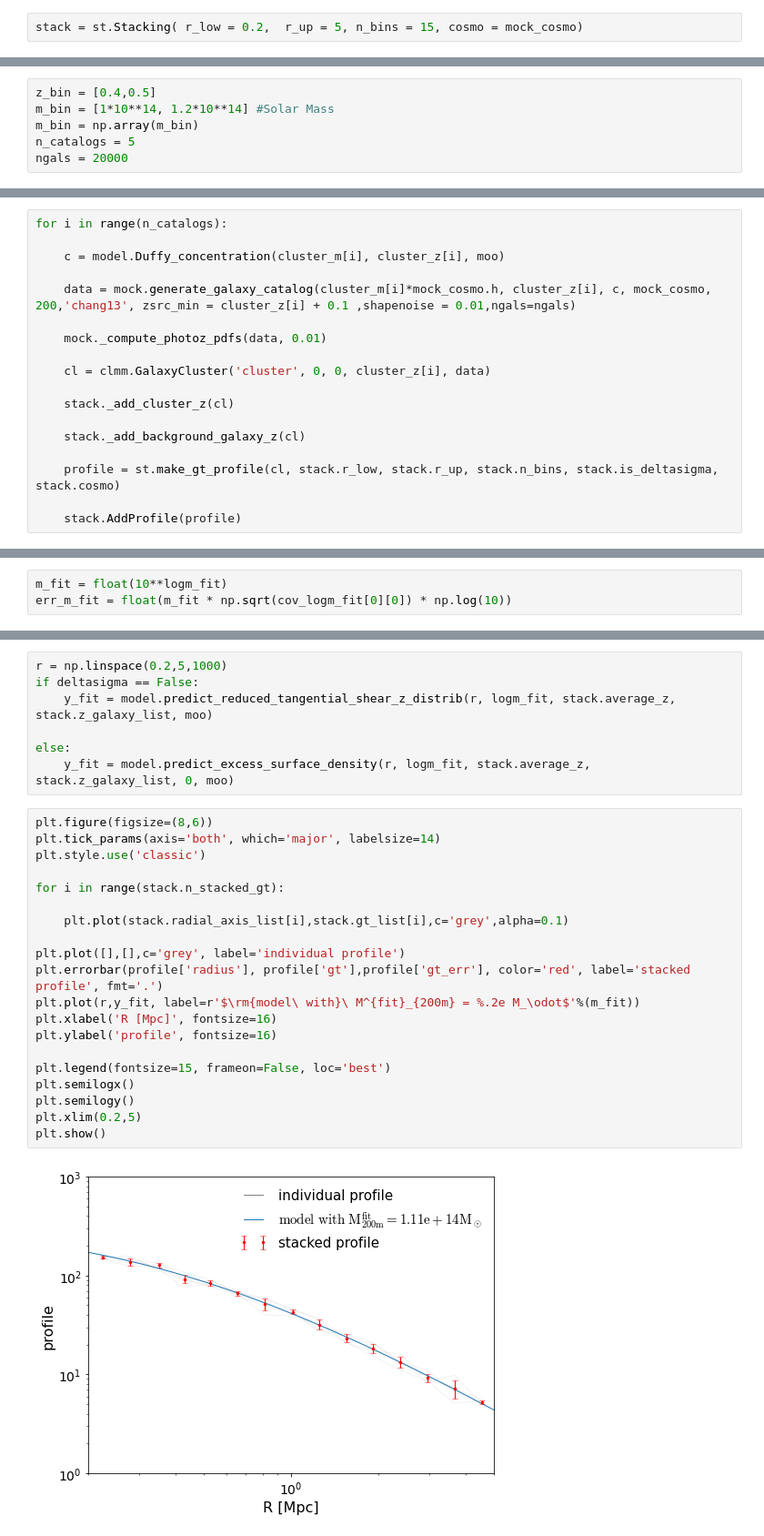
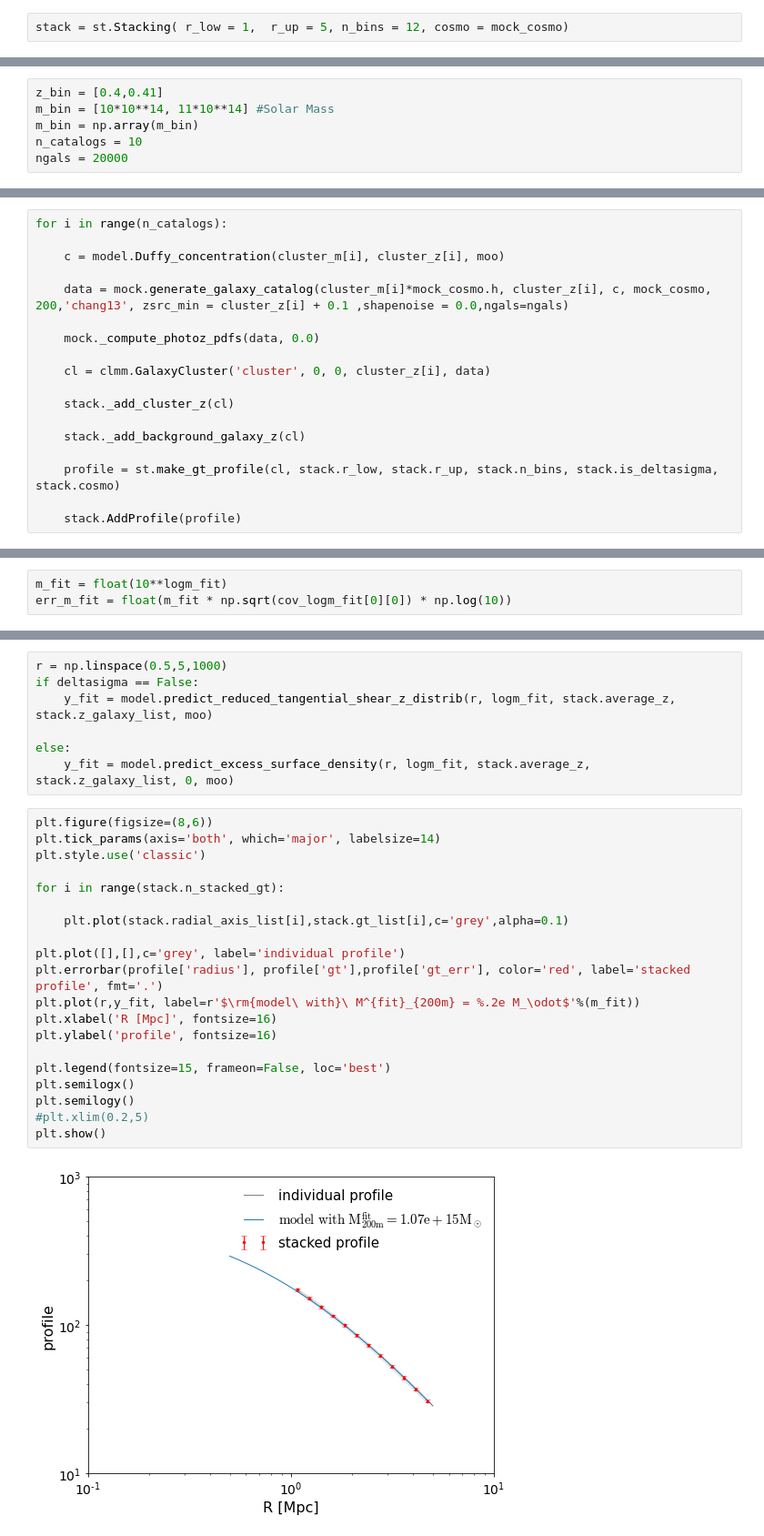
Before and after one commit to payerne/DC2Analysis, a Jupyter notebook: Example_Fit_Halo_Mass_From_Stacked_Profile.ipynb, the cells around one changed output, grey strips where cells are left out. Shown: that part at 91% size. Saved outputs shown, nothing was run; the diff lists cells and outputs as text.

```diff
--- a/Example_Fit_Halo_Mass_From_Stacked_Profile.ipynb
+++ b/Example_Fit_Halo_Mass_From_Stacked_Profile.ipynb
@@ -64,7 +64,7 @@ moo.massdef
 # %% [markdown]
 we define the `Stacking` object `shear` by definning a background cosmology, a given range of radial axis and the number of bins for the binned stacked shear profile.
 # %%
-stack = st.Stacking( r_low = 0.2,  r_up = 5, n_bins = 15, cosmo = mock_cosmo)
+stack = st.Stacking( r_low = 1,  r_up = 5, n_bins = 12, cosmo = mock_cosmo)
 # %% [markdown]
 we now define the type of desired profile : tangential reduced shear of Excess surface density for the stacking procedure by modifying the atribute. We use the method `Type` from the class to select DeltaSigma of reduced tangential shear.
 # %%
@@ -74,10 +74,10 @@ stack.SelectType(is_deltasigma = deltasigma)
 # %% [markdown]
 We now define some redshift interval and input mass interval to select GalaxyCluster object in preselected galaxy catalogs from `cosmoDC2`
 # %%
-z_bin = [0.4,0.5]
-m_bin = [1*10**14, 1.2*10**14] #Solar Mass
+z_bin = [0.4,0.41]
+m_bin = [10*10**14, 11*10**14] #Solar Mass
 m_bin = np.array(m_bin)
-n_catalogs = 5
+n_catalogs = 10
 ngals = 20000
 # %% [markdown]
 we define a set of selected cluster with given true masses ans true redshifts
@@ -91,9 +91,9 @@ for i in range(n_catalogs):
 
     c = model.Duffy_concentration(cluster_m[i], cluster_z[i], moo)
 
-    data = mock.generate_galaxy_catalog(cluster_m[i]*mock_cosmo.h, cluster_z[i], c, mock_cosmo,  200,'chang13', zsrc_min = cluster_z[i] + 0.1 ,shapenoise = 0.01,ngals=ngals)
+    data = mock.generate_galaxy_catalog(cluster_m[i]*mock_cosmo.h, cluster_z[i], c, mock_cosmo,  200,'chang13', zsrc_min = cluster_z[i] + 0.1 ,shapenoise = 0.0,ngals=ngals)
 
-    mock._compute_photoz_pdfs(data, 0.01)
+    mock._compute_photoz_pdfs(data, 0.0)
 
     cl = clmm.GalaxyCluster('cluster', 0, 0, cluster_z[i], data)
 
@@ -176,5 +176,5 @@ Average mass = 1.1e+14 Msun
 # %%
-r = np.linspace(0.2,5,1000)
+r = np.linspace(0.5,5,1000)
 if deltasigma == False:
     y_fit = model.predict_reduced_tangential_shear_z_distrib(r, logm_fit, stack.average_z, stack.z_galaxy_list, moo)
 
@@ -183,22 +183,22 @@ else:
 # %%
 plt.figure(figsize=(8,6))
 plt.tick_params(axis='both', which='major', labelsize=14)
 plt.style.use('classic')
 
 for i in range(stack.n_stacked_gt):
 
     plt.plot(stack.radial_axis_list[i],stack.gt_list[i],c='grey',alpha=0.1)
 
 plt.plot([],[],c='grey', label='individual profile')
 plt.errorbar(profile['radius'], profile['gt'],profile['gt_err'], color='red', label='stacked profile', fmt='.')
 plt.plot(r,y_fit, label=r'$\rm{model\ with}\ M^{fit}_{200m} = %.2e M_\odot$'%(m_fit))
 plt.xlabel('R [Mpc]', fontsize=16)
 plt.ylabel('profile', fontsize=16)
 
 plt.legend(fontsize=15, frameon=False, loc='best')
 plt.semilogx()
 plt.semilogy()
-plt.xlim(0.2,5)
+#plt.xlim(0.2,5)
 plt.show()
 # %% [output]
-[figure, old version]
+[figure, new version]
```
Also changed, not shown: parts of 4 cells of this notebook, 2 other files.
